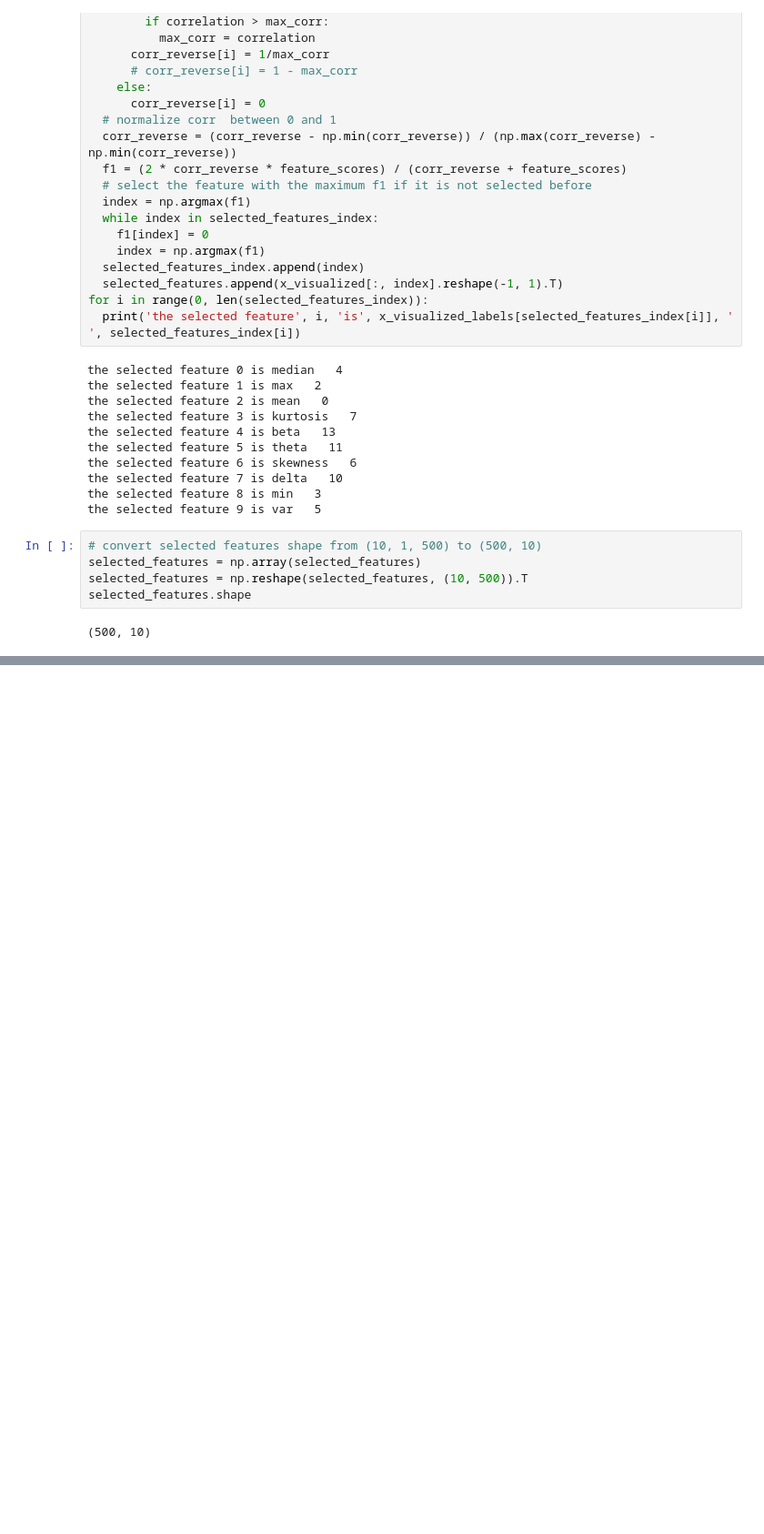
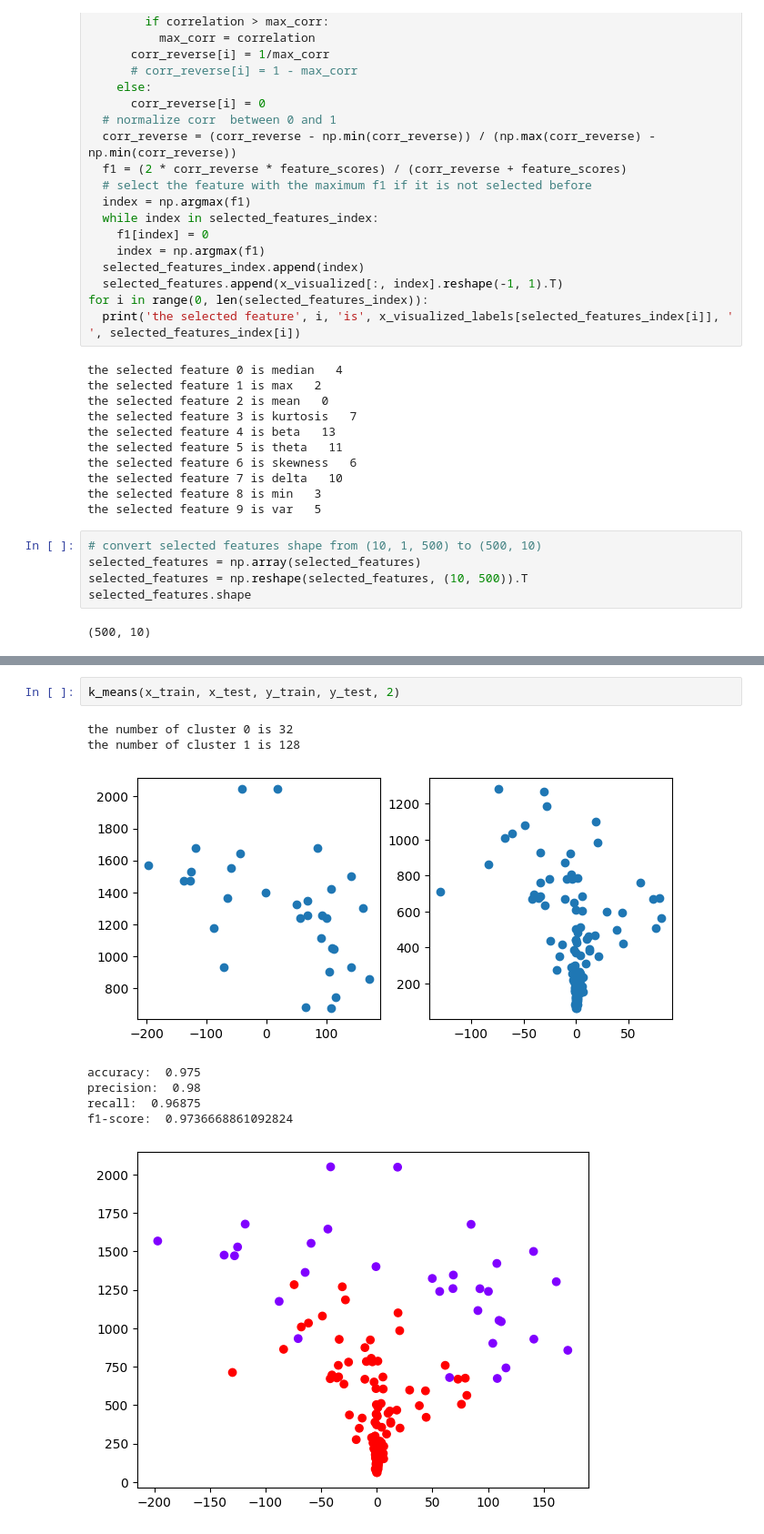
Before and after one commit to AliEAKarimi/seizure-prediction-machine-learning, a Jupyter notebook: experiments.ipynb, the cells around one changed output, grey strips where cells are left out. Shown at 91% size. Saved outputs shown, nothing was run; the diff lists cells and outputs as text; blank space fills up the shorter version.

```diff
--- a/experiments.ipynb
+++ b/experiments.ipynb
@@ -726,0 +837,11 @@ plt.show()
+# %%
+k_means(x_train, x_test, y_train, y_test, 2)
+# %% [output]
+the number of cluster 0 is 32
+the number of cluster 1 is 128
+[figure, added]
+accuracy:  0.975
+precision:  0.98
+recall:  0.96875
+f1-score:  0.9736668861092824
+[figure, added]
```
Also changed, not shown: parts of 36 cells of this notebook.
